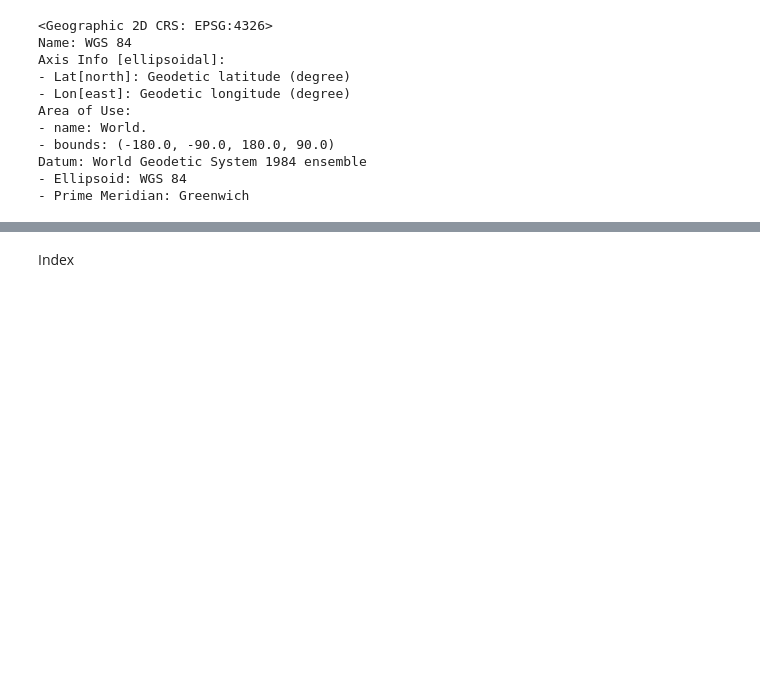
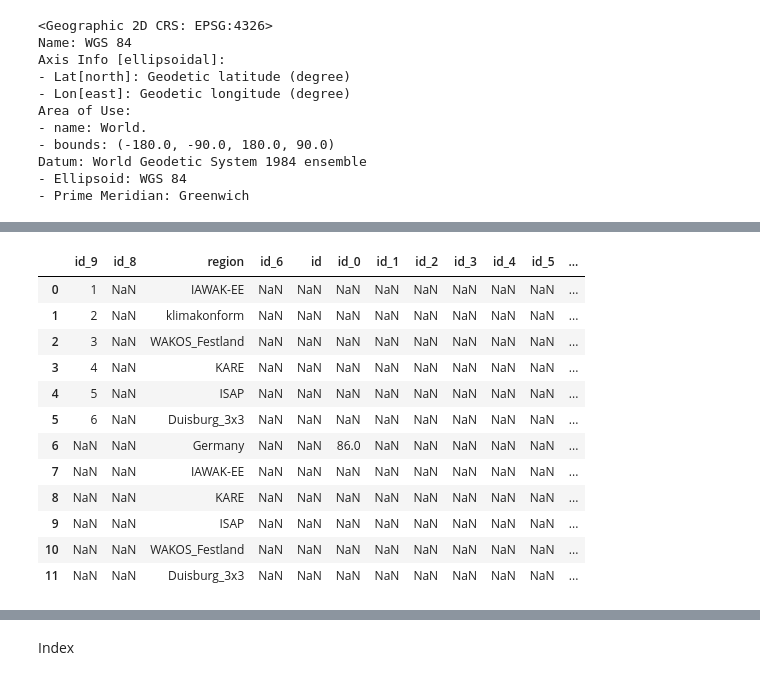
Before and after one commit to KatharinaBuelow/udag, a Jupyter notebook: read_shapefile.ipynb, the cells around one changed output, grey strips where cells are left out. Saved outputs shown, nothing was run; the diff lists cells and outputs as text; code cells hidden in the pictures; blank space fills up the shorter version.

```diff
--- a/read_shapefile.ipynb
+++ b/read_shapefile.ipynb
@@ -38,0 +236,21 @@ wkd
+# %%
+from xesmf.backend import Mesh
+from xesmf.util import split_polygons_and_holes
+
+if gdf_all.crs is None:
+    raise ValueError("Identify the original CRS before reprojecting.")
+
+gdf_test = gdf_all.to_crs("EPSG:4326")
+
+for idx, row in gdf_test.iterrows():
+    try:
+        exteriors, holes, _, _ = split_polygons_and_holes([row.geometry])
+        mesh = Mesh.from_polygons(exteriors)
+    except Exception as exc:
+        print(f"FAILED: index={idx}, region={row['region']}")
+        print(f"{type(exc).__name__}: {exc}")
+        if exc.__cause__ is not None:
+            print("Underlying error:", repr(exc.__cause__))
+    else:
+        print(f"OK: index={idx}, region={row['region']}")
+        mesh.destroy()
@@ -38,0 +290,16 @@ wkd
+# %%
+gdf_test
+# %% [output]
+|  | id_9 | id_8 | region | id_6 | id | id_0 | id_1 | id_2 | id_3 | id_4 | id_5 | ... |
+| 0 | 1 | NaN | IAWAK-EE | NaN | NaN | NaN | NaN | NaN | NaN | NaN | NaN | ... |
+| 1 | 2 | NaN | klimakonform | NaN | NaN | NaN | NaN | NaN | NaN | NaN | NaN | ... |
+| 2 | 3 | NaN | WAKOS_Festland | NaN | NaN | NaN | NaN | NaN | NaN | NaN | NaN | ... |
+| 3 | 4 | NaN | KARE | NaN | NaN | NaN | NaN | NaN | NaN | NaN | NaN | ... |
+| 4 | 5 | NaN | ISAP | NaN | NaN | NaN | NaN | NaN | NaN | NaN | NaN | ... |
+| 5 | 6 | NaN | Duisburg_3x3 | NaN | NaN | NaN | NaN | NaN | NaN | NaN | NaN | ... |
+| 6 | NaN | NaN | Germany | NaN | NaN | 86.0 | NaN | NaN | NaN | NaN | NaN | ... |
+| 7 | NaN | NaN | IAWAK-EE | NaN | NaN | NaN | NaN | NaN | NaN | NaN | NaN | ... |
+| 8 | NaN | NaN | KARE | NaN | NaN | NaN | NaN | NaN | NaN | NaN | NaN | ... |
+| 9 | NaN | NaN | ISAP | NaN | NaN | NaN | NaN | NaN | NaN | NaN | NaN | ... |
+| 10 | NaN | NaN | WAKOS_Festland | NaN | NaN | NaN | NaN | NaN | NaN | NaN | NaN | ... |
+| 11 | NaN | NaN | Duisburg_3x3 | NaN | NaN | NaN | NaN | NaN | NaN | NaN | NaN | ... |
```
Also changed, not shown: parts of 44 cells of this notebook.
